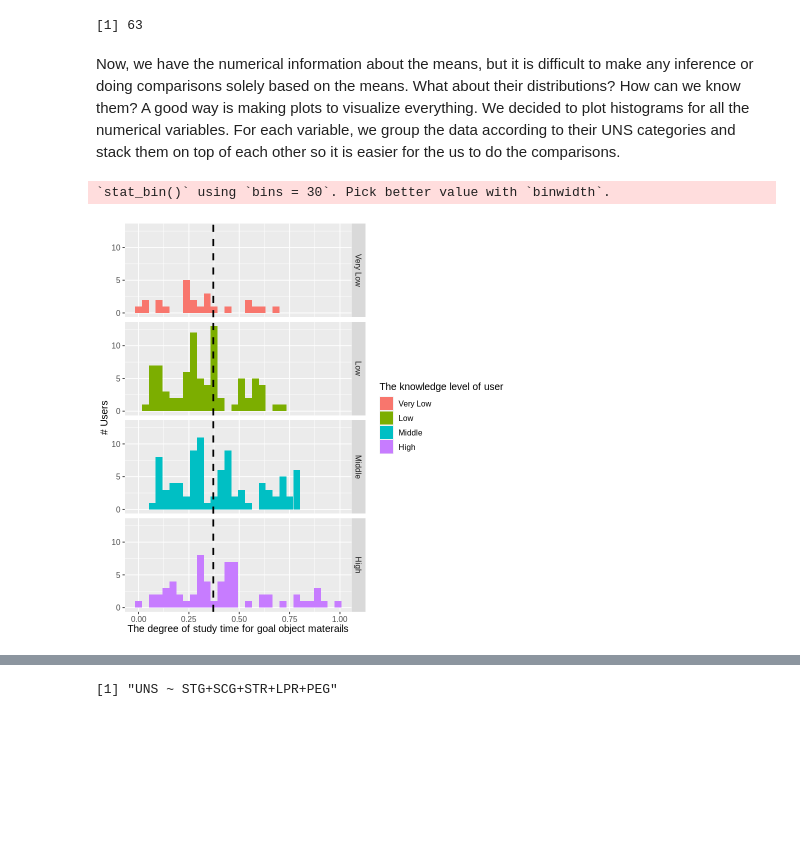
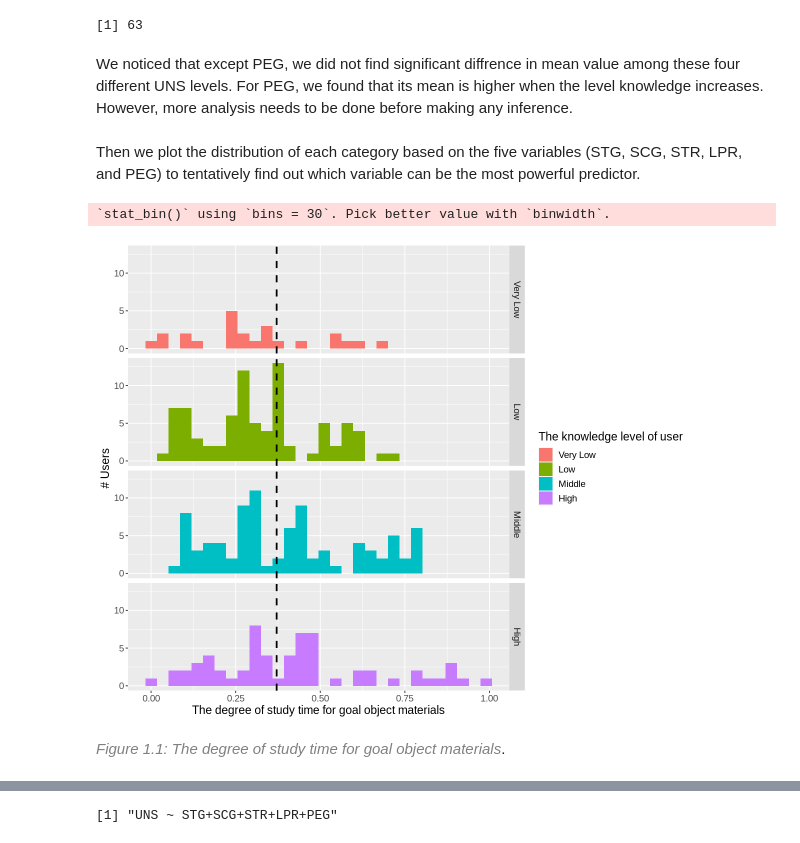
Before and after one commit to yingquanw/DSCI100-Project, a Jupyter notebook: project.ipynb, the cells around one changed output, grey strips where cells are left out. Drawn from its saved outputs; the diff is of its cells as text; code cells hidden in the pictures; blank space fills up the shorter version.

```diff
--- a/project.ipynb
+++ b/project.ipynb
@@ -168,8 +161,10 @@ A tibble: 1 × 5
 | <dbl> | <dbl> | <dbl> | <dbl> | <dbl> |
 | 0.4216508 | 0.4231905 | 0.5016667 | 0.5012698 | 0.7725397 |
 [1] 63
-# %% [markdown]
-Now, we have the numerical information about the means, but it is difficult to make any inference or doing comparisons solely based on the means. What about their distributions? How can we know them? A good way is making plots to visualize everything. We decided to plot histograms for all the numerical variables. For each variable, we group the data according to their UNS categories and stack them on top of each other so it is easier for the us to do the comparisons.
+# %% [markdown]
+We noticed that except PEG, we did not find significant diffrence in mean value among these four different UNS levels. For PEG, we found that its mean is higher when the level knowledge increases. However, more analysis needs to be done before making any inference.
+# %% [markdown]
+Then we plot the distribution of each category based on the five variables (STG, SCG, STR, LPR, and PEG) to tentatively find out which variable can be the most powerful predictor.
 # %%
 # Reordering group factor levels
 user_training$UNS <- factor(user_training$UNS, levels = c("Very Low", "Low", "Middle", "High"))
@@ -177,18 +172,21 @@ user_testing$UNS <- factor(user_testing$UNS, levels = c("Very Low", "Low", "Midd
 # %%
 # For users with different knowledge level, plot the distribution of each category's degree of study time
 # for goal object materails (STG), with the overall mean of STG.
+options(repr.plot.width = 10, repr.plot.height = 8)
 STG_plot <- user_training %>%
     select(STG,UNS) %>%
     ggplot(aes(x = STG, fill = UNS)) +
     geom_histogram() +
     facet_grid(rows = vars(UNS)) +
     geom_vline(xintercept = 0.3711473, linetype = "dashed", size = 1.0) +
-    labs(x = "The degree of study time for goal object materails", y = "# Users", fill = "The knowledge level of user") +
-    theme(text = element_text(size = 12))
+    labs(x = "The degree of study time for goal object materials", y = "# Users", fill = "The knowledge level of user") +
+    theme(text = element_text(size = 14))
 STG_plot
 # %% [output]
 `stat_bin()` using `bins = 30`. Pick better value with `binwidth`.
-[figure, old version]
+[figure, new version]
+# %% [markdown]
+<span style="color:gray">*Figure 1.1: The degree of study time for goal object materials*</span>.
 # %%
 # For users with different knowledge level, plot the distribution of each category's degree of
 # repetition number of user for goal object materails (SCG), with the overall mean of SCG.
```
Also changed, not shown: parts of 30 cells of this notebook.
